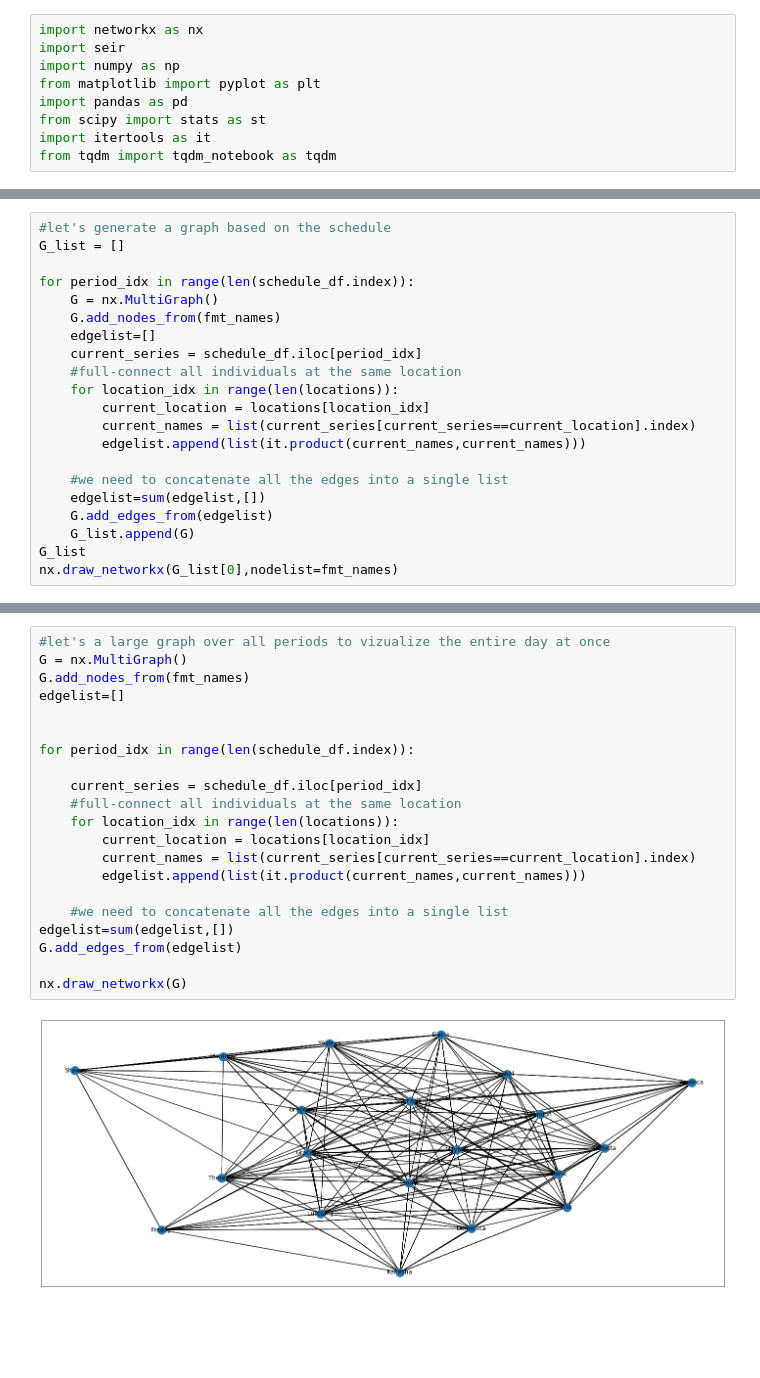
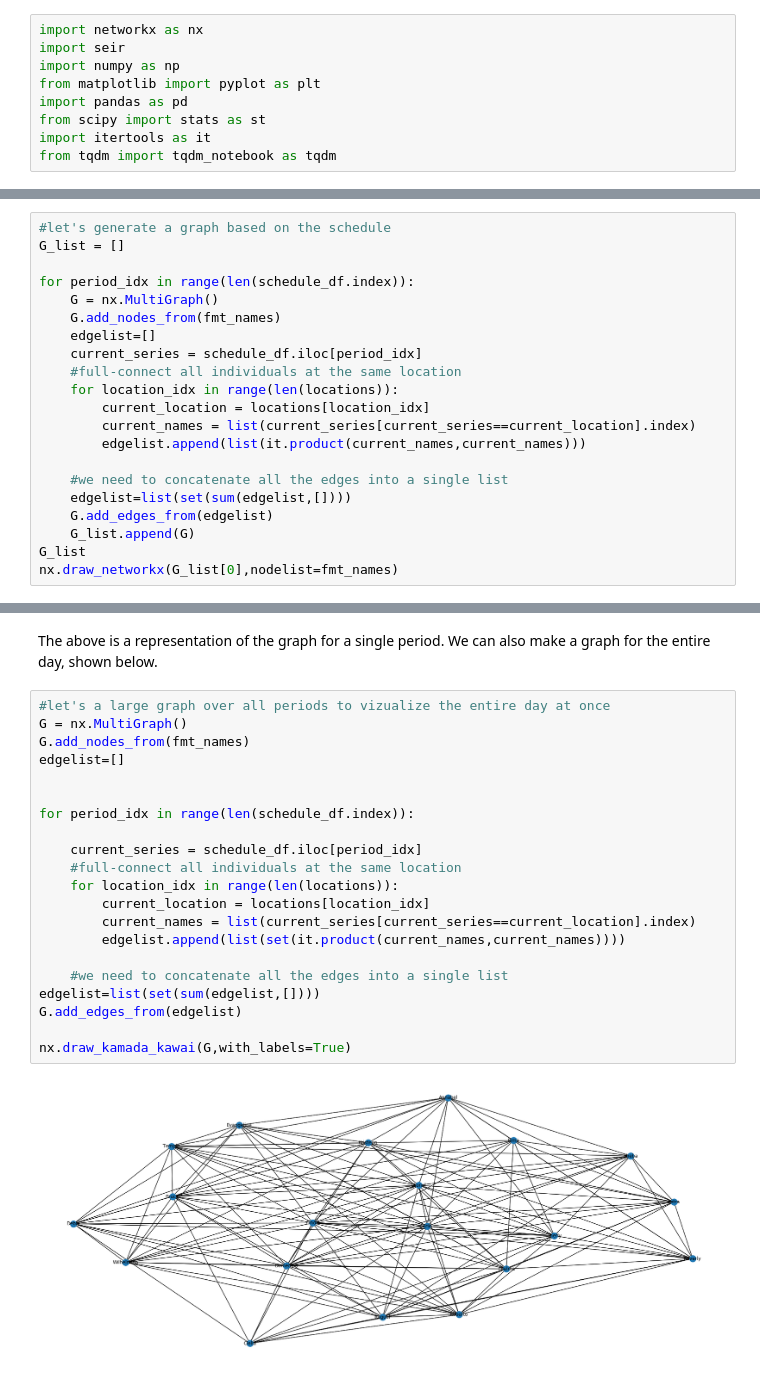
Before and after one commit to reakan/seir-graph, a Jupyter notebook: seir_exploration.ipynb, the cells around one changed output, grey strips where cells are left out. Saved outputs shown, nothing was run; the diff lists cells and outputs as text; blank space fills up the shorter version.

```diff
--- a/seir_exploration.ipynb
+++ b/seir_exploration.ipynb
@@ -48,7 +48,7 @@ for period_idx in range(len(schedule_df.index)):
         edgelist.append(list(it.product(current_names,current_names)))
 
     #we need to concatenate all the edges into a single list
-    edgelist=sum(edgelist,[])
+    edgelist=list(set(sum(edgelist,[])))
     G.add_edges_from(edgelist)
     G_list.append(G)
 G_list
@@ -58,23 +58,25 @@ nx.draw_networkx(G_list[0],nodelist=fmt_names)
+# %% [markdown]
+The above is a representation of the graph for a single period. We can also make a graph for the entire day, shown below.
 # %%
 #let's a large graph over all periods to vizualize the entire day at once
 G = nx.MultiGraph()
 G.add_nodes_from(fmt_names)
 edgelist=[]
 
 
 for period_idx in range(len(schedule_df.index)):
 
     current_series = schedule_df.iloc[period_idx]
     #full-connect all individuals at the same location
     for location_idx in range(len(locations)):
         current_location = locations[location_idx]
         current_names = list(current_series[current_series==current_location].index)
-        edgelist.append(list(it.product(current_names,current_names)))
+        edgelist.append(list(set(it.product(current_names,current_names))))
 
     #we need to concatenate all the edges into a single list
-edgelist=sum(edgelist,[])
+edgelist=list(set(sum(edgelist,[])))
 G.add_edges_from(edgelist)
 
-nx.draw_networkx(G)
+nx.draw_kamada_kawai(G,with_labels=True)
 # %% [output]
-[figure, old version]
+[figure, new version]
```
Also changed, not shown: parts of 12 cells of this notebook, 1 other file.
